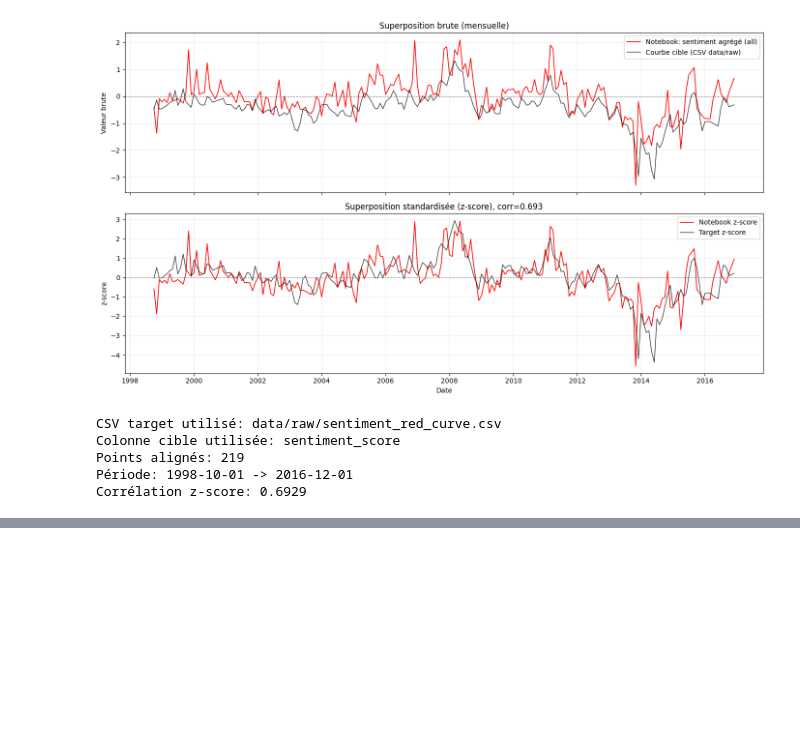
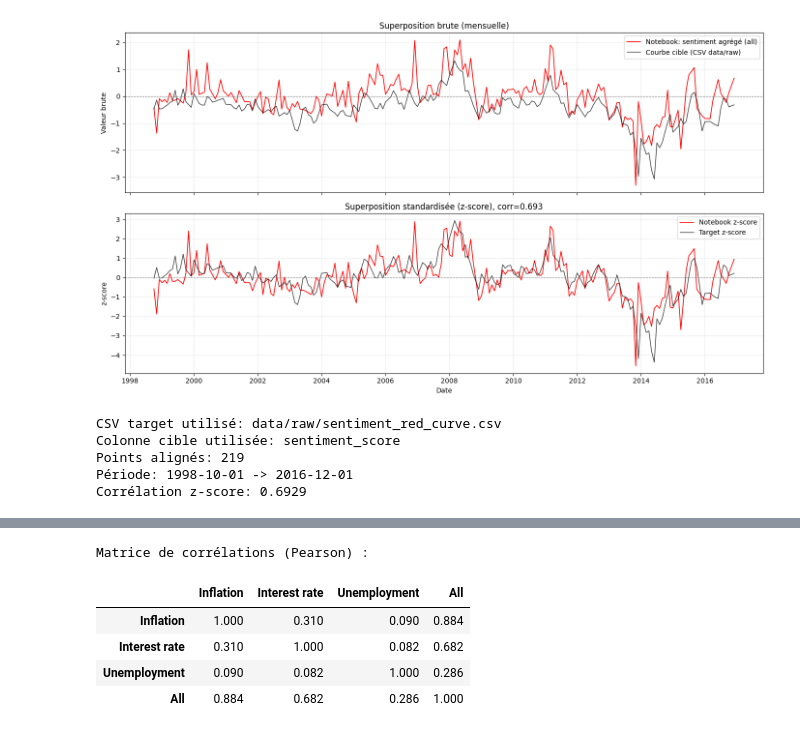
Before and after one commit to sacharsz/ecb-tone-analysis, a Jupyter notebook: 02_sentiment_validation.ipynb, the cells around one changed output, grey strips where cells are left out. Drawn from its saved outputs; the diff is of its cells as text; code cells hidden in the pictures; blank space fills up the shorter version.

```diff
--- a/02_sentiment_validation.ipynb
+++ b/02_sentiment_validation.ipynb
@@ -222,0 +286,30 @@ Corrélation z-score: 0.6929
+# %%
+# Tableau de corrélations croisées entre les 4 variables
+corr_cols = ['inflation', 'interest_rate', 'unemployment', 'all']
+
+corr_table = (
+    scores_df[corr_cols]
+    .dropna()
+    .corr()
+    .rename(index={
+        'inflation': 'Inflation',
+        'interest_rate': 'Interest rate',
+        'unemployment': 'Unemployment',
+        'all': 'All'
+    }, columns={
+        'inflation': 'Inflation',
+        'interest_rate': 'Interest rate',
+        'unemployment': 'Unemployment',
+        'all': 'All'
+    })
+)
+
+print('Matrice de corrélations (Pearson) :')
+display(corr_table.round(3))
+# %% [output]
+Matrice de corrélations (Pearson) :
+|  | Inflation | Interest rate | Unemployment | All |
+| Inflation | 1.000 | 0.310 | 0.090 | 0.884 |
+| Interest rate | 0.310 | 1.000 | 0.082 | 0.682 |
+| Unemployment | 0.090 | 0.082 | 1.000 | 0.286 |
+| All | 0.884 | 0.682 | 0.286 | 1.000 |
```
Also changed, not shown: parts of 2 cells of this notebook, 8 other files.
